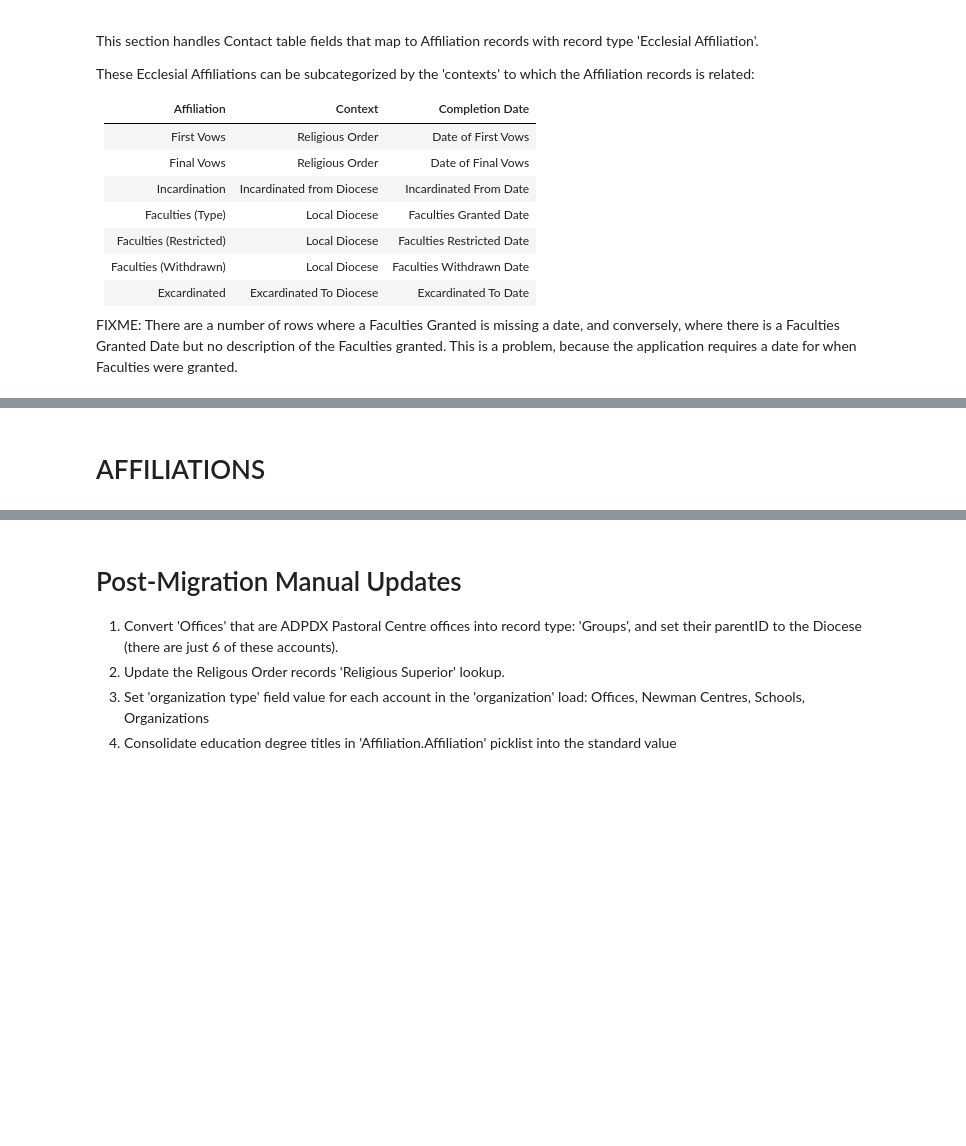
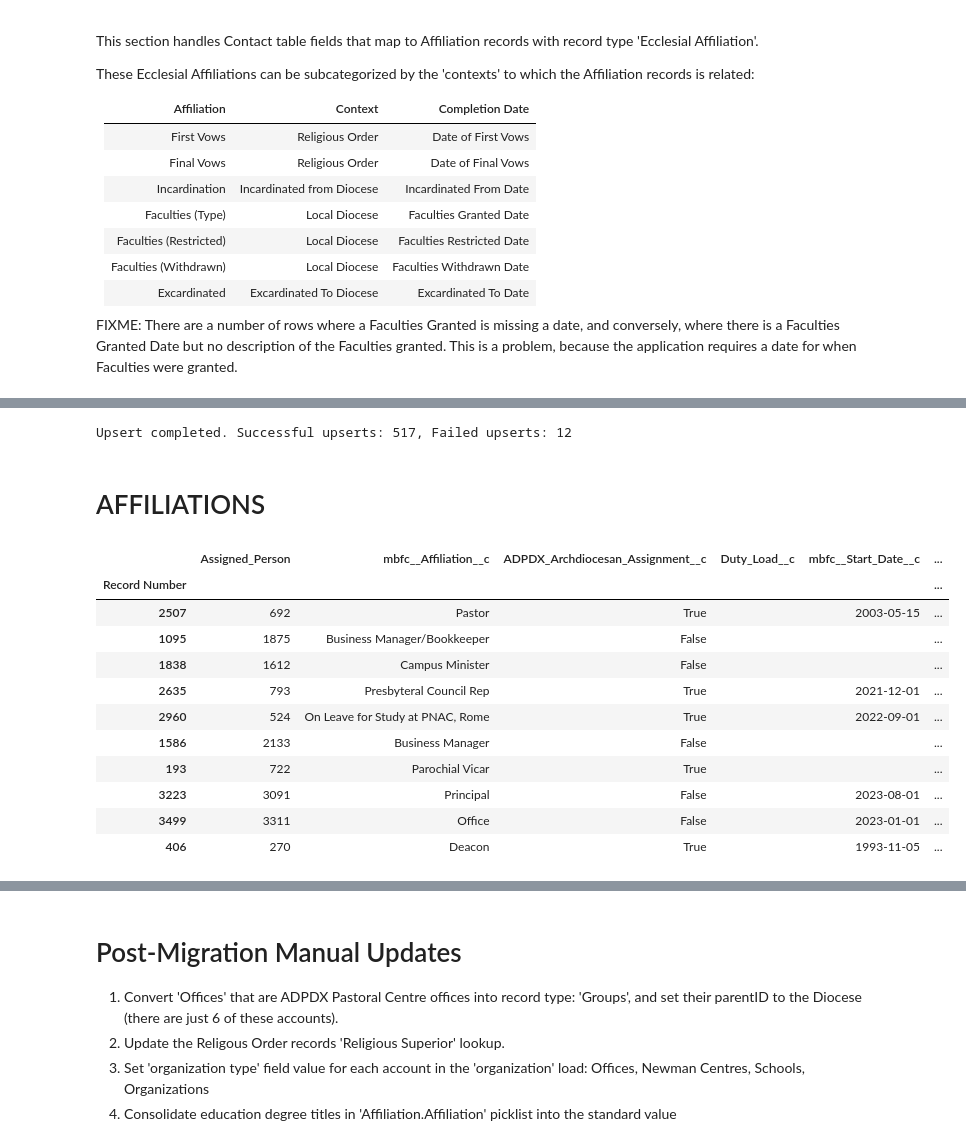
Before and after one commit to Cath-Strategic-Tech/adpdx_etl, a Jupyter notebook: ADPDX_ClergyDB.ipynb, the cells around one changed output, grey strips where cells are left out. Saved outputs shown, nothing was run; the diff lists cells and outputs as text; code cells hidden in the pictures; blank space fills up the shorter version.

```diff
--- a/ADPDX_ClergyDB.ipynb
+++ b/ADPDX_ClergyDB.ipynb
@@ -2896,0 +3213,5 @@ except SalesforceMalformedRequest as e:
+# %%
+# NEW Upsert function to upsert Ecclesial Affiliation records
+upsert_to_salesforce_bulk(sf, ecclesial_affiliations_staging, 'mbfc__Affiliation__c', 'Archdpdx_Migration_Id__c', 'results_files/ecclesial_affil_upsert_results')
+# %% [output]
+Upsert completed. Successful upserts: 517, Failed upserts: 12
@@ -2897,50 +3220,54 @@ except SalesforceMalformedRequest as e:
 # %% [markdown]
 # AFFILIATIONS
 # %%
-# @title Import Assignments.csv
+# Import Assignments.csv
 
 import pandas as pd
 
-# No longer needed...
-# Organization_mapping = {
-#     'Offices': 'Organization',
-#     'Parishes': 'Church',
-#     'RelCommunities': 'Religious',
-#     'Schools': 'School',
-#     'Vicariates': 'Deanery',
-#     'NewmanCenters': 'Organization'
-# }
 
 df_affiliations = (
     pd.read_csv('/Users/matthewmartin/Library/CloudStorage/GoogleDrive-matt@meribahflow.com/Shared drives/Clients/ADPDX (Portland)/Data/Clergy DB/reports from clergypdx/Assignments (1).csv')
     .set_index('Record Number', verify_integrity=True)
     .drop(index='recNum', errors='ignore')  # Added errors='ignore' to prevent errors if 'recNum' does not exist
     .drop(columns=['Historic Name'], errors='ignore')  # Added errors='ignore' for the same reason
     .rename(columns=lambda x: x.replace(' ', '_'))  # Remove whitespace in column names
     .assign(Account_Ext_Id=lambda df: df['Organization_Table_Name'] + '_' + df['Organization_Table_Link'])
-    .assign(mbfc__Person__r=lambda df: df['Assigned_Person'].apply(lambda x: {'Archdpdx_Migration_Id__c': x}))
-    .assign(mbfc__Context__r=lambda df: df['Account_Ext_Id'].apply(lambda x: {'Archdpdx_Migration_Id__c': x}))
+    # .assign(mbfc__Person__r=lambda df: df['Assigned_Person'].apply(lambda x: {'Archdpdx_Migration_Id__c': x}))
+    # .assign(mbfc__Context__r=lambda df: df['Account_Ext_Id'].apply(lambda x: {'Archdpdx_Migration_Id__c': x}))
     # .assign(mbfc__Use_Custom_Title__c= True)
     .assign(mbfc__Category__c= 'Any All')
     # .assign(Archdpdx_Migration_Id__c= df_affiliations.index)
     .drop(columns=[
-        'Assigned_Person'
-        ,'Organization_Table_Name'
+        # 'Assigned_Person'
+        'Organization_Table_Name'
         ,'Organization_Table_Link'
         ,'Projected_Term_End_Date'
         ,'Term_Number'
         ,'Leave_Type' # Leave out 'Leave_Type' until mapped properly
         ])
     .rename(columns={
-        'Duty_Load': 'Duty_Load__c',
+        'Duty_Load': 'mbfc__Duty_Load__c',
         'Start_Date': 'mbfc__Start_Date__c',
         'End_Date': 'mbfc__Completion_Date__c',
         'Assignment_Title': 'mbfc__Affiliation__c',
-        'Archdiocesan_Assignment': 'ADPDX_Archdiocesan_Assignment__c',
+        'Archdiocesan_Assignment': 'adpdx_Archdiocesan_Assignment__c',
     })
     .replace({'ADPDX_Archdiocesan_Assignment__c': {'Yes': True, 'No': False, None: False}})
     .fillna('')
 )
 
 # Display a sample of the DataFrame to check the new structure
 df_affiliations.sample(10)
+# %% [output]
+|  | Assigned_Person | mbfc__Affiliation__c | ADPDX_Archdiocesan_Assignment__c | Duty_Load__c | mbfc__Start_Date__c | ... |
+| Record Number |  |  |  |  |  | ... |
+| 2507 | 692 | Pastor | True |  | 2003-05-15 | ... |
+| 1095 | 1875 | Business Manager/Bookkeeper | False |  |  | ... |
+| 1838 | 1612 | Campus Minister | False |  |  | ... |
+| 2635 | 793 | Presbyteral Council Rep | True |  | 2021-12-01 | ... |
+| 2960 | 524 | On Leave for Study at PNAC, Rome | True |  | 2022-09-01 | ... |
+| 1586 | 2133 | Business Manager | False |  |  | ... |
+| 193 | 722 | Parochial Vicar | True |  |  | ... |
+| 3223 | 3091 | Principal | False |  | 2023-08-01 | ... |
+| 3499 | 3311 | Office | False |  | 2023-01-01 | ... |
+| 406 | 270 | Deacon | True |  | 1993-11-05 | ... |
```
Also changed, not shown: parts of 43 cells of this notebook, 11 other files.
